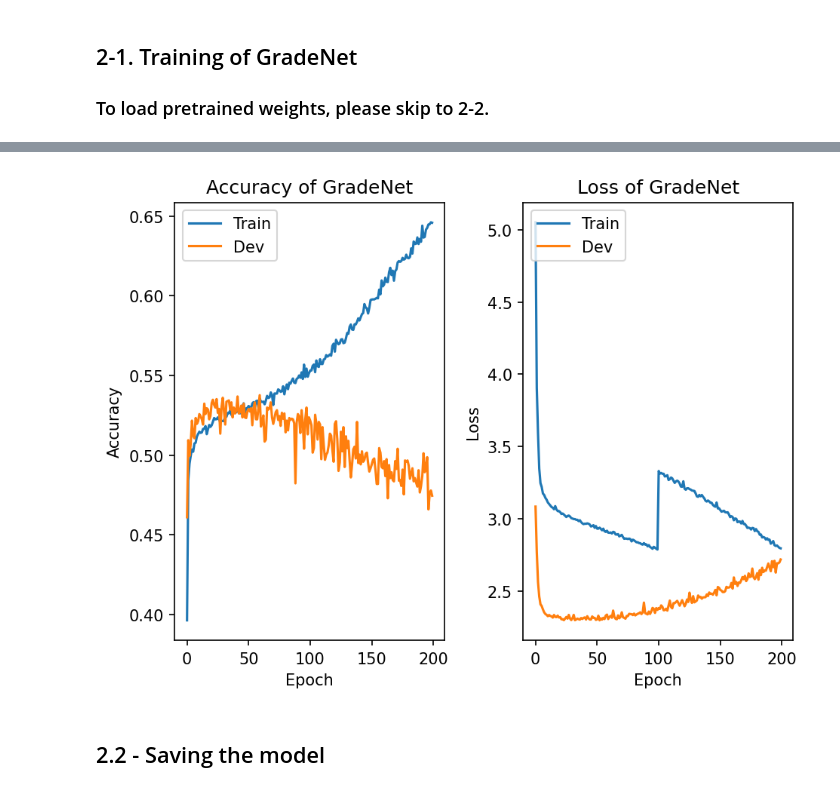
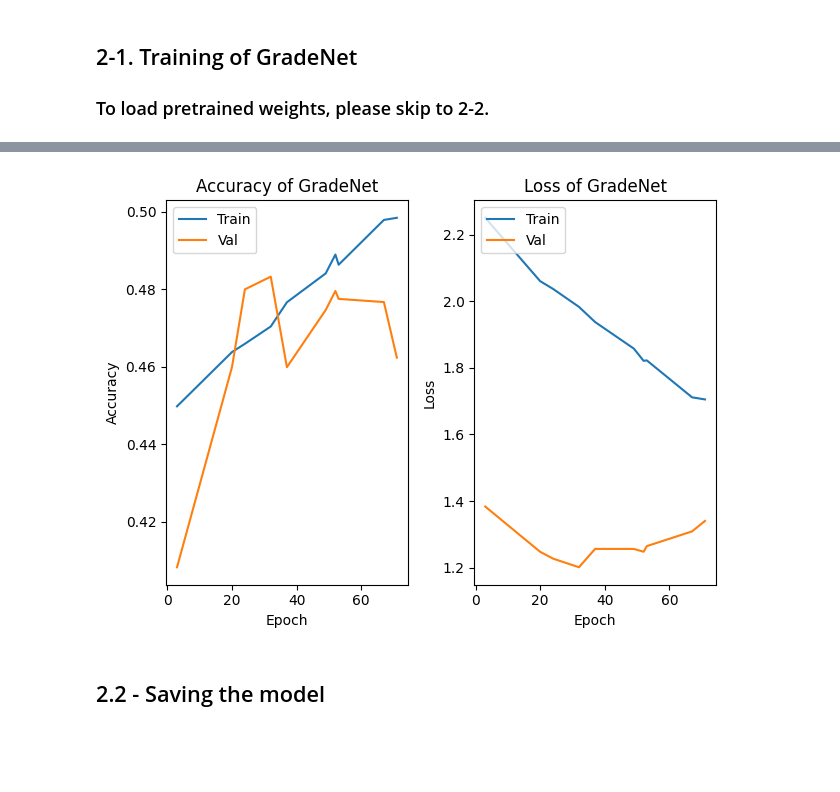
Before and after one commit to awesombird/MoonBoardRNN, a Jupyter notebook: model/GradeNet_train.ipynb, the cells around one changed output, grey strips where cells are left out. Saved outputs shown, nothing was run; the diff lists cells and outputs as text; code cells hidden in the pictures; blank space fills up the shorter version.

Commit message:
gradenet trained

```diff
--- a/model/GradeNet_train.ipynb
+++ b/model/GradeNet_train.ipynb
@@ -132,13 +132,13 @@ cp_callback = ModelCheckpoint(
 # new {0: 1, 1: 1, 2: 2, 3: 4, 4: 1, 5: 4, 6: 8, 7: 8, 8: 8, 9: 8},
 
 grade_weights = {0: 1, 1: 1, 2: 2, 3: 4, 4: 1, 5: 4, 6: 8, 7: 8, 8: 8, 9: 8}
-# history = model.fit(
-#     X_train,
-#     Y_train,
-#     validation_data=(X_val, Y_val),
-#     epochs=100,
-#     batch_size=256,
-#     class_weight=grade_weights,
-#     callbacks=[tensorboard_callback, cp_callback],
-# )
-model.load_weights('GradeNet.h5')
+history = model.fit(
+    X_train,
+    Y_train,
+    validation_data=(X_val, Y_val),
+    epochs=100,
+    batch_size=256,
+    class_weight=grade_weights,
+    callbacks=[tensorboard_callback, cp_callback],
+)
+# model.load_weights('GradeNet.h5')
@@ -145,6 +182,9 @@ model.load_weights('GradeNet.h5')
 # %%
-# history_path = cwd / "GradeNet_train_history"
-# plot_history(history, "GradeNet")
-# save_pickle(history, history_path)
+try:
+    history_path = cwd / "GradeNet_train_history"
+    plot_history(history, "GradeNet")
+    save_pickle(history, history_path)
+except NameError:
+    plot_tb_history(log_dir, "GradeNet")
 # %% [output]
-[figure, old version]
+[figure, new version]
```
Also changed, not shown: parts of 3 cells of this notebook, 6 other files.
